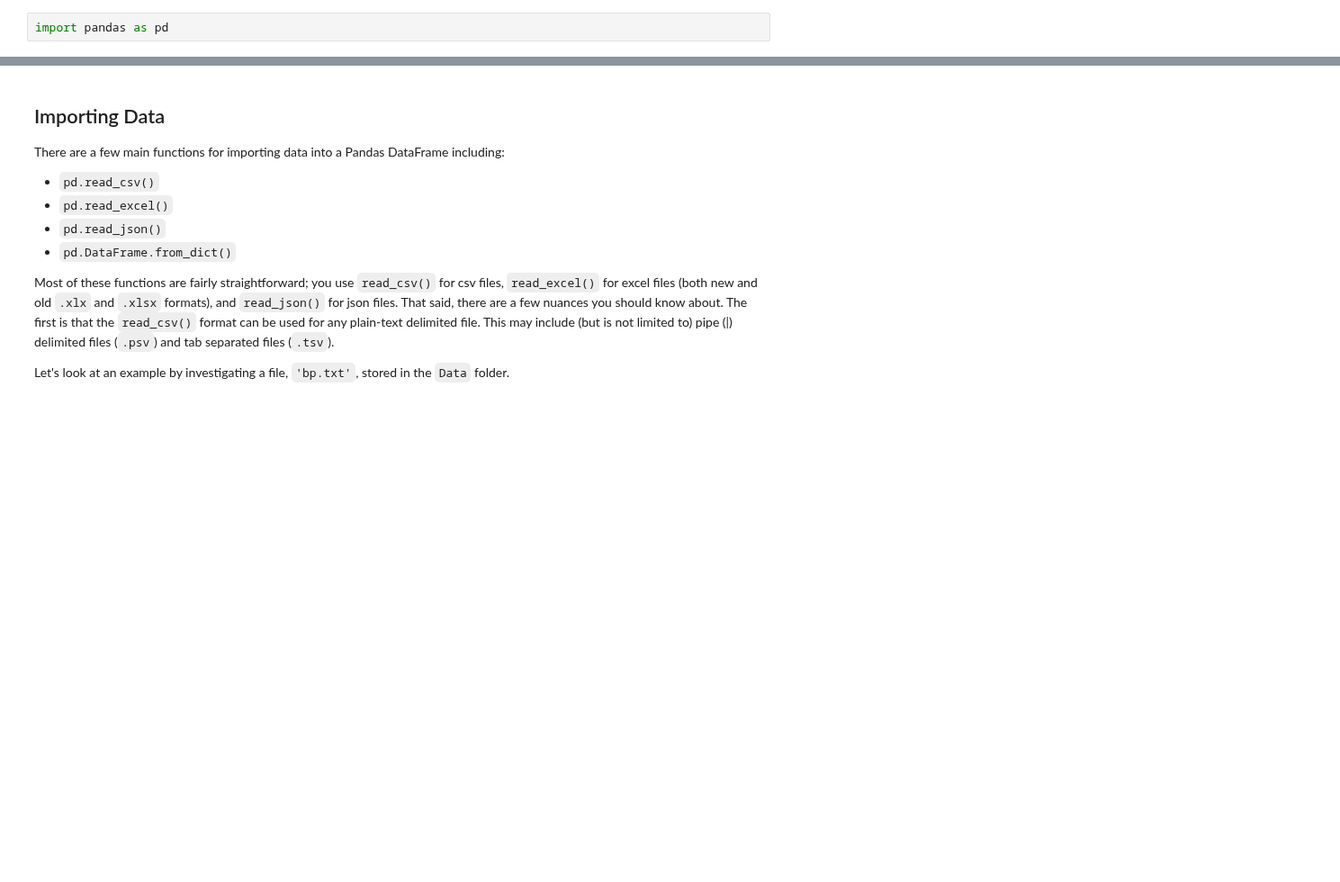
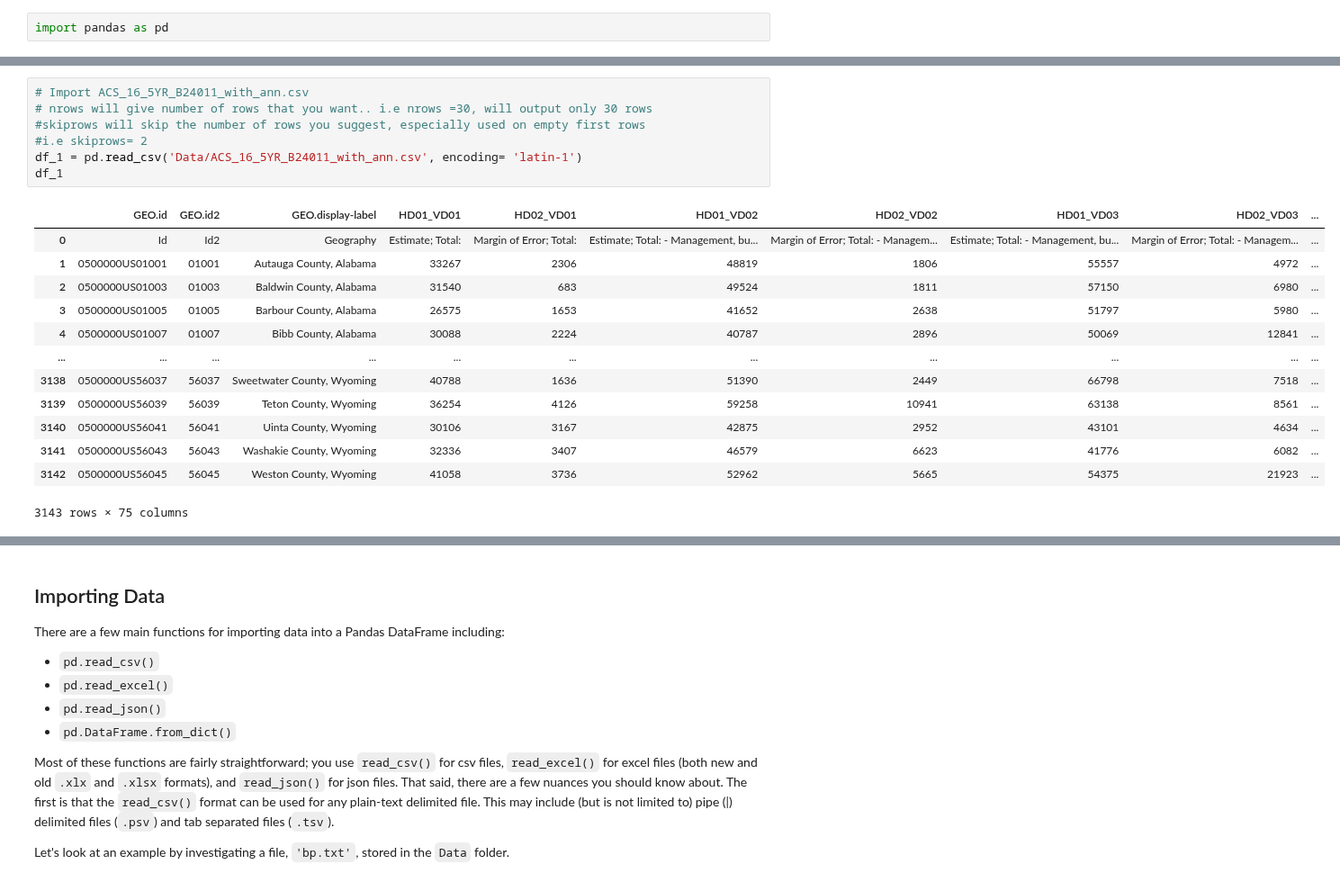
Before and after one commit to carol-maina/dsc-importing-data-using-pandas, a Jupyter notebook: index.ipynb, the cells around one changed output, grey strips where cells are left out. Shown at 90% size. Drawn from its saved outputs; the diff is of its cells as text; blank space fills up the shorter version.

```diff
--- a/index.ipynb
+++ b/index.ipynb
@@ -21,0 +68,21 @@ import pandas as pd
+# %%
+# Import ACS_16_5YR_B24011_with_ann.csv
+# nrows will give number of rows that you want.. i.e nrows =30, will output only 30 rows
+#skiprows will skip the number of rows you suggest, especially used on empty first rows
+#i.e skiprows= 2
+df_1 = pd.read_csv('Data/ACS_16_5YR_B24011_with_ann.csv', encoding= 'latin-1')
+df_1
+# %% [output]
+|  | GEO.id | GEO.id2 | GEO.display-label | HD01_VD01 | HD02_VD01 | HD01_VD02 | HD02_VD02 | HD01_VD03 | HD02_VD03 | ... |
+| 0 | Id | Id2 | Geography | Estimate; Total: | Margin of Error; Total: | Estimate; Total: - Management, bu... | Margin of Error; Total: - Managem... | Estimate; Total: - Management, bu... | Margin of Error; Total: - Managem... | ... |
+| 1 | 0500000US01001 | 01001 | Autauga County, Alabama | 33267 | 2306 | 48819 | 1806 | 55557 | 4972 | ... |
+| 2 | 0500000US01003 | 01003 | Baldwin County, Alabama | 31540 | 683 | 49524 | 1811 | 57150 | 6980 | ... |
+| 3 | 0500000US01005 | 01005 | Barbour County, Alabama | 26575 | 1653 | 41652 | 2638 | 51797 | 5980 | ... |
+| 4 | 0500000US01007 | 01007 | Bibb County, Alabama | 30088 | 2224 | 40787 | 2896 | 50069 | 12841 | ... |
+| ... | ... | ... | ... | ... | ... | ... | ... | ... | ... | ... |
+| 3138 | 0500000US56037 | 56037 | Sweetwater County, Wyoming | 40788 | 1636 | 51390 | 2449 | 66798 | 7518 | ... |
+| 3139 | 0500000US56039 | 56039 | Teton County, Wyoming | 36254 | 4126 | 59258 | 10941 | 63138 | 8561 | ... |
+| 3140 | 0500000US56041 | 56041 | Uinta County, Wyoming | 30106 | 3167 | 42875 | 2952 | 43101 | 4634 | ... |
+| 3141 | 0500000US56043 | 56043 | Washakie County, Wyoming | 32336 | 3407 | 46579 | 6623 | 41776 | 6082 | ... |
+| 3142 | 0500000US56045 | 56045 | Weston County, Wyoming | 41058 | 3736 | 52962 | 5665 | 54375 | 21923 | ... |
+3143 rows × 75 columns
```
Also changed, not shown: parts of 20 cells of this notebook.
